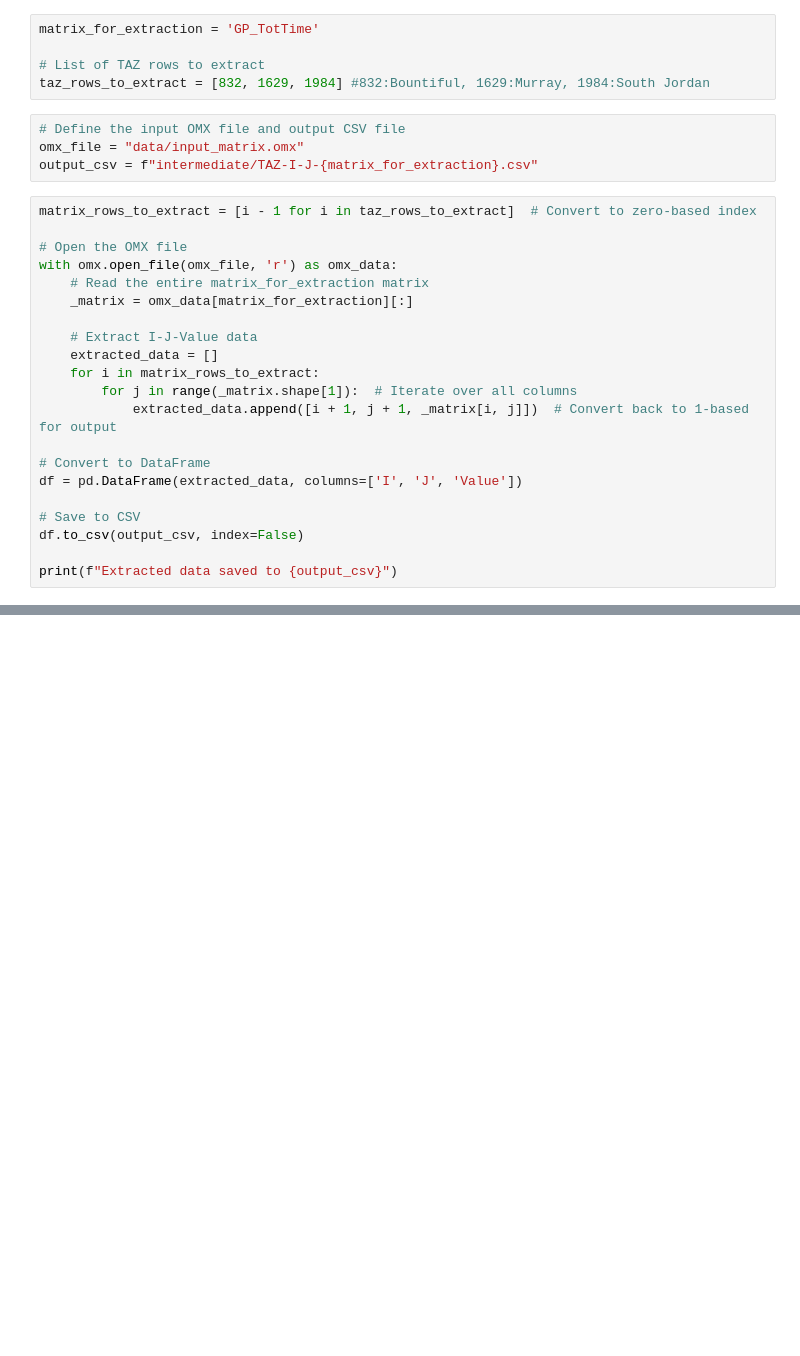
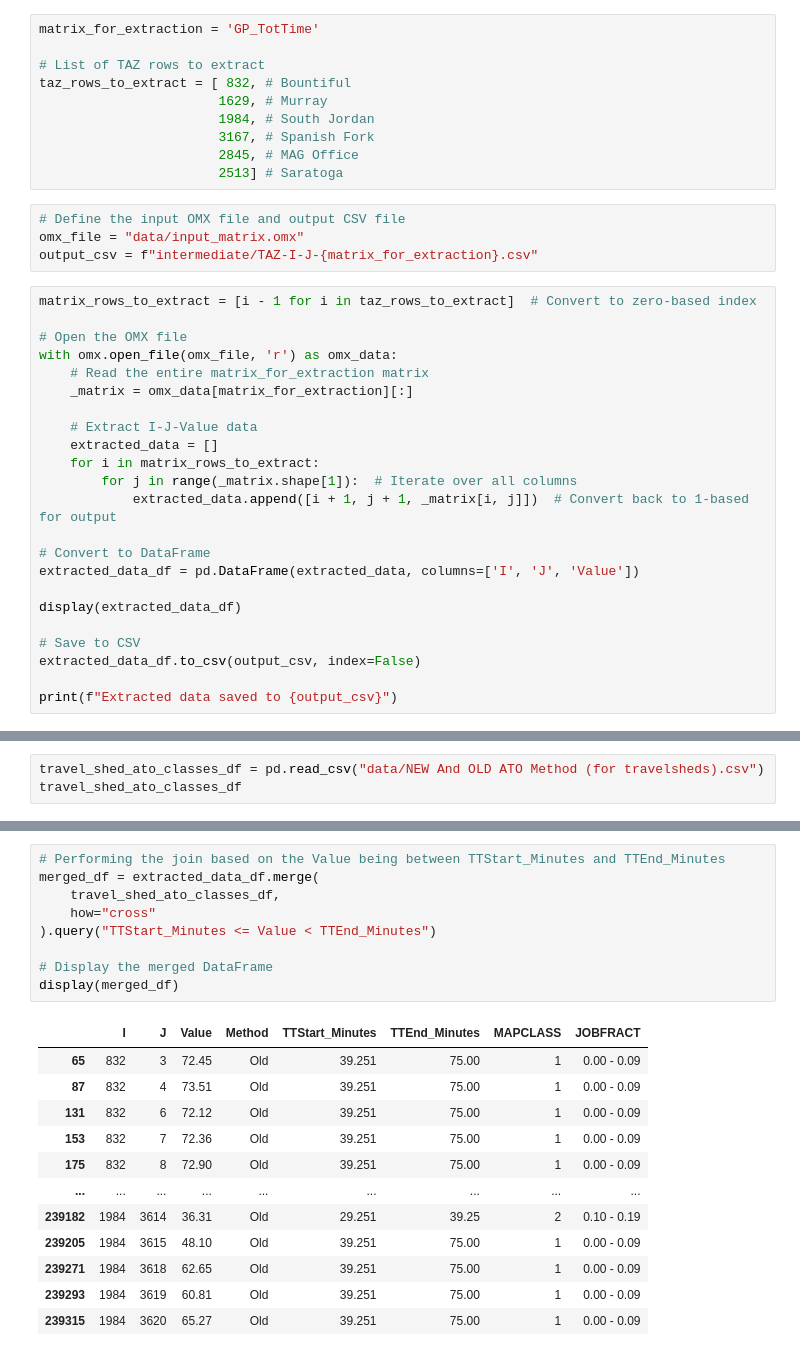
Before and after one commit to WFRCAnalytics/ATO-TDM-Plot-Travelsheds, a Jupyter notebook: 02-Extract-info-for-select-TAZ.ipynb, the cells around one changed output, grey strips where cells are left out. Cells and saved outputs as stored; diff of their text form; blank space fills up the shorter version.

```diff
--- a/02-Extract-info-for-select-TAZ.ipynb
+++ b/02-Extract-info-for-select-TAZ.ipynb
@@ -5,7 +11,12 @@ import pandas as d
 matrix_for_extraction = 'GP_TotTime'
 
 # List of TAZ rows to extract
-taz_rows_to_extract = [832, 1629, 1984] #832:Bountiful, 1629:Murray, 1984:South Jordan
+taz_rows_to_extract = [ 832, # Bountiful
+                       1629, # Murray
+                       1984, # South Jordan
+                       3167, # Spanish Fork
+                       2845, # MAG Office
+                       2513] # Saratoga
 # %%
 # Define the input OMX file and output CSV file
 omx_file = "data/input_matrix.omx"
@@ -25,10 +36,12 @@ with omx.open_file(omx_file, 'r') as omx_data:
             extracted_data.append([i + 1, j + 1, _matrix[i, j]])  # Convert back to 1-based for output
 
 # Convert to DataFrame
-df = pd.DataFrame(extracted_data, columns=['I', 'J', 'Value'])
+extracted_data_df = pd.DataFrame(extracted_data, columns=['I', 'J', 'Value'])
+
+display(extracted_data_df)
 
 # Save to CSV
-df.to_csv(output_csv, index=False)
+extracted_data_df.to_csv(output_csv, index=False)
 
 print(f"Extracted data saved to {output_csv}")
 # %% [output]
@@ -35,0 +62,3 @@ Extracted data saved to intermediate/TAZ-I-J-GP_TotTime.csv
+# %%
+travel_shed_ato_classes_df = pd.read_csv("data/NEW And OLD ATO Method (for travelsheds).csv")
+travel_shed_ato_classes_df
@@ -35,0 +83,22 @@ Extracted data saved to intermediate/TAZ-I-J-GP_TotTime.csv
+# %%
+# Performing the join based on the Value being between TTStart_Minutes and TTEnd_Minutes
+merged_df = extracted_data_df.merge(
+    travel_shed_ato_classes_df,
+    how="cross"
+).query("TTStart_Minutes <= Value < TTEnd_Minutes")
+
+# Display the merged DataFrame
+display(merged_df)
+# %% [output]
+|  | I | J | Value | Method | TTStart_Minutes | TTEnd_Minutes | MAPCLASS | JOBFRACT |
+| 65 | 832 | 3 | 72.45 | Old | 39.251 | 75.00 | 1 | 0.00 - 0.09 |
+| 87 | 832 | 4 | 73.51 | Old | 39.251 | 75.00 | 1 | 0.00 - 0.09 |
+| 131 | 832 | 6 | 72.12 | Old | 39.251 | 75.00 | 1 | 0.00 - 0.09 |
+| 153 | 832 | 7 | 72.36 | Old | 39.251 | 75.00 | 1 | 0.00 - 0.09 |
+| 175 | 832 | 8 | 72.90 | Old | 39.251 | 75.00 | 1 | 0.00 - 0.09 |
+| ... | ... | ... | ... | ... | ... | ... | ... | ... |
+| 239182 | 1984 | 3614 | 36.31 | Old | 29.251 | 39.25 | 2 | 0.10 - 0.19 |
+| 239205 | 1984 | 3615 | 48.10 | Old | 39.251 | 75.00 | 1 | 0.00 - 0.09 |
+| 239271 | 1984 | 3618 | 62.65 | Old | 39.251 | 75.00 | 1 | 0.00 - 0.09 |
+| 239293 | 1984 | 3619 | 60.81 | Old | 39.251 | 75.00 | 1 | 0.00 - 0.09 |
+| 239315 | 1984 | 3620 | 65.27 | Old | 39.251 | 75.00 | 1 | 0.00 - 0.09 |
```
Also changed, not shown: parts of 6 cells of this notebook, 15 other files.
